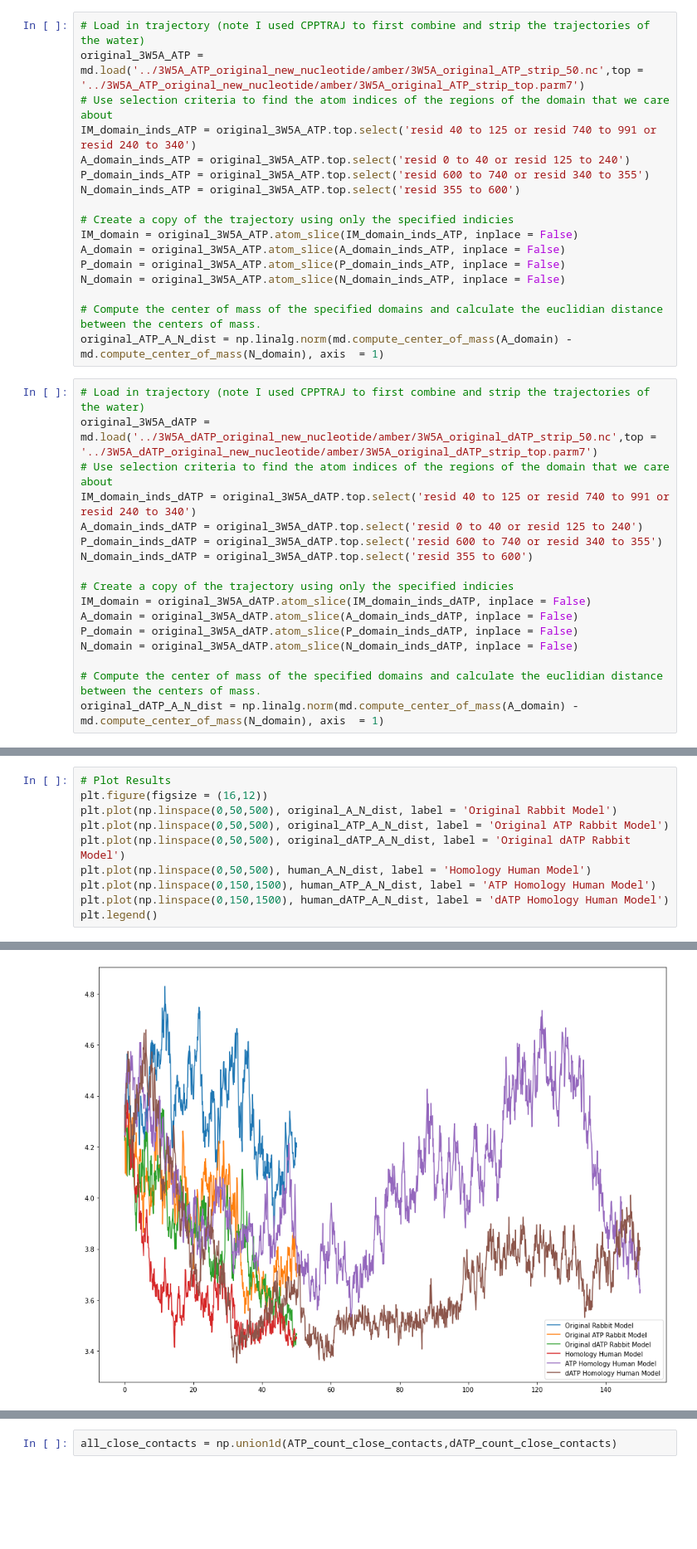
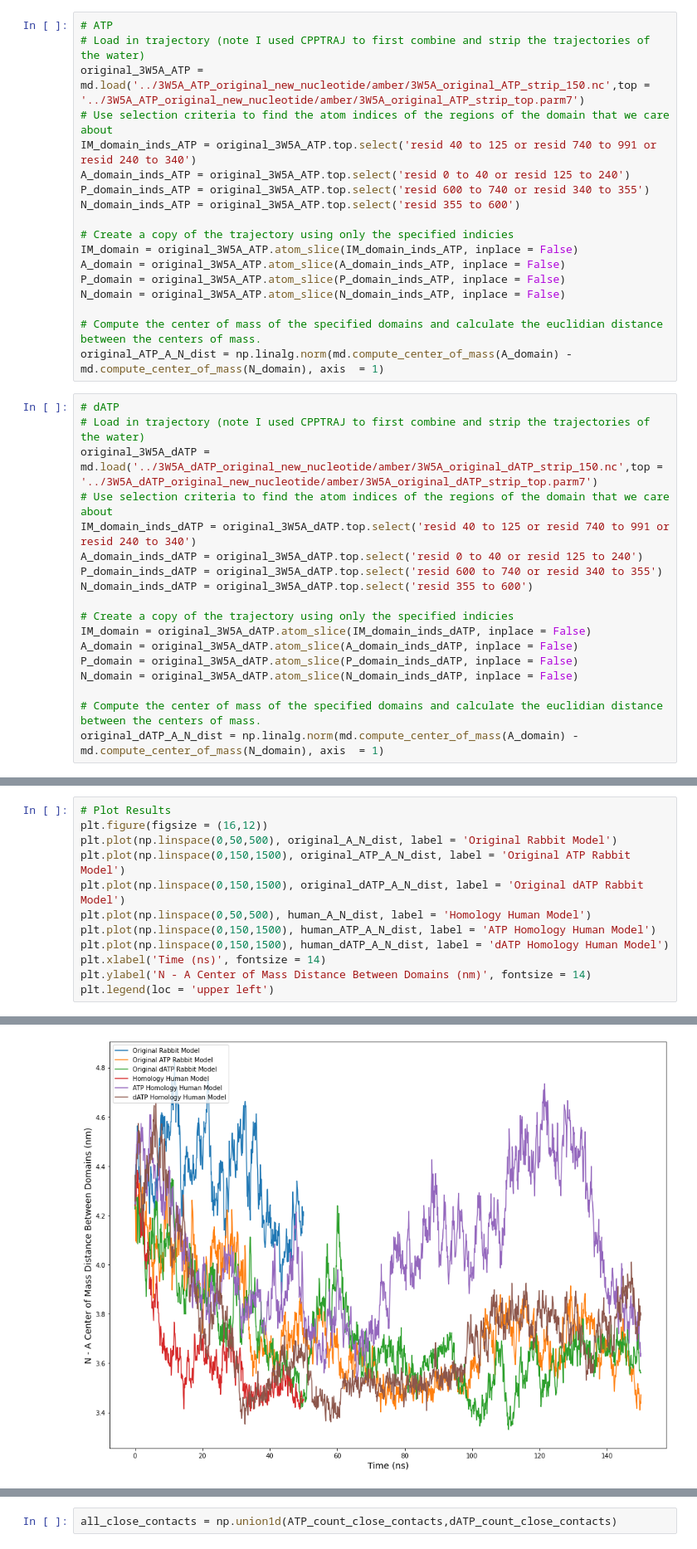
Before and after one commit to cmrg-lab/serca-atp-datp, a Jupyter notebook: simulation_structures/quick_analysis/Trajectory_domain_analysis.ipynb, the cells around one changed output, grey strips where cells are left out. Shown at 83% size. Cells and saved outputs as stored; diff of their text form; blank space fills up the shorter version.

```diff
--- a/simulation_structures/quick_analysis/Trajectory_domain_analysis.ipynb
+++ b/simulation_structures/quick_analysis/Trajectory_domain_analysis.ipynb
@@ -27,8 +30,9 @@ N_domain = original_3W5A.atom_slice(N_domain_inds, inplace = False)
 # Compute the center of mass of the specified domains and calculate the euclidian distance between the centers of mass.
 original_A_N_dist = np.linalg.norm(md.compute_center_of_mass(A_domain) - md.compute_center_of_mass(N_domain), axis  = 1)
 # %%
+# ATP
 # Load in trajectory (note I used CPPTRAJ to first combine and strip the trajectories of the water)
-original_3W5A_ATP = md.load('../3W5A_ATP_original_new_nucleotide/amber/3W5A_original_ATP_strip_50.nc',top = '../3W5A_ATP_original_new_nucleotide/amber/3W5A_original_ATP_strip_top.parm7')
+original_3W5A_ATP = md.load('../3W5A_ATP_original_new_nucleotide/amber/3W5A_original_ATP_strip_150.nc',top = '../3W5A_ATP_original_new_nucleotide/amber/3W5A_original_ATP_strip_top.parm7')
 # Use selection criteria to find the atom indices of the regions of the domain that we care about
 IM_domain_inds_ATP = original_3W5A_ATP.top.select('resid 40 to 125 or resid 740 to 991 or resid 240 to 340')
 A_domain_inds_ATP = original_3W5A_ATP.top.select('resid 0 to 40 or resid 125 to 240')
@@ -44,8 +48,9 @@ N_domain = original_3W5A_ATP.atom_slice(N_domain_inds_ATP, inplace = False)
 # Compute the center of mass of the specified domains and calculate the euclidian distance between the centers of mass.
 original_ATP_A_N_dist = np.linalg.norm(md.compute_center_of_mass(A_domain) - md.compute_center_of_mass(N_domain), axis  = 1)
 # %%
+# dATP
 # Load in trajectory (note I used CPPTRAJ to first combine and strip the trajectories of the water)
-original_3W5A_dATP = md.load('../3W5A_dATP_original_new_nucleotide/amber/3W5A_original_dATP_strip_50.nc',top = '../3W5A_dATP_original_new_nucleotide/amber/3W5A_original_dATP_strip_top.parm7')
+original_3W5A_dATP = md.load('../3W5A_dATP_original_new_nucleotide/amber/3W5A_original_dATP_strip_150.nc',top = '../3W5A_dATP_original_new_nucleotide/amber/3W5A_original_dATP_strip_top.parm7')
 # Use selection criteria to find the atom indices of the regions of the domain that we care about
 IM_domain_inds_dATP = original_3W5A_dATP.top.select('resid 40 to 125 or resid 740 to 991 or resid 240 to 340')
 A_domain_inds_dATP = original_3W5A_dATP.top.select('resid 0 to 40 or resid 125 to 240')
@@ -114,16 +121,18 @@ human_dATP_A_N_dist = np.linalg.norm(md.compute_center_of_mass(A_domain) - md.co
 # %%
 # Plot Results
 plt.figure(figsize = (16,12))
 plt.plot(np.linspace(0,50,500), original_A_N_dist, label = 'Original Rabbit Model')
-plt.plot(np.linspace(0,50,500), original_ATP_A_N_dist, label = 'Original ATP Rabbit Model')
-plt.plot(np.linspace(0,50,500), original_dATP_A_N_dist, label = 'Original dATP Rabbit Model')
+plt.plot(np.linspace(0,150,1500), original_ATP_A_N_dist, label = 'Original ATP Rabbit Model')
+plt.plot(np.linspace(0,150,1500), original_dATP_A_N_dist, label = 'Original dATP Rabbit Model')
 plt.plot(np.linspace(0,50,500), human_A_N_dist, label = 'Homology Human Model')
 plt.plot(np.linspace(0,150,1500), human_ATP_A_N_dist, label = 'ATP Homology Human Model')
 plt.plot(np.linspace(0,150,1500), human_dATP_A_N_dist, label = 'dATP Homology Human Model')
-plt.legend()
+plt.xlabel('Time (ns)', fontsize = 14)
+plt.ylabel('N - A Center of Mass Distance Between Domains (nm)', fontsize = 14)
+plt.legend(loc = 'upper left')
 # %% [output]
 <matplotlib.legend.Legend at 0x...>
-[figure, old version]
+[figure, new version]
 # %%
 fig, ax = plt.subplots(6,1,figsize = (16,10))
 
```
Also changed, not shown: parts of 60 cells of this notebook.
